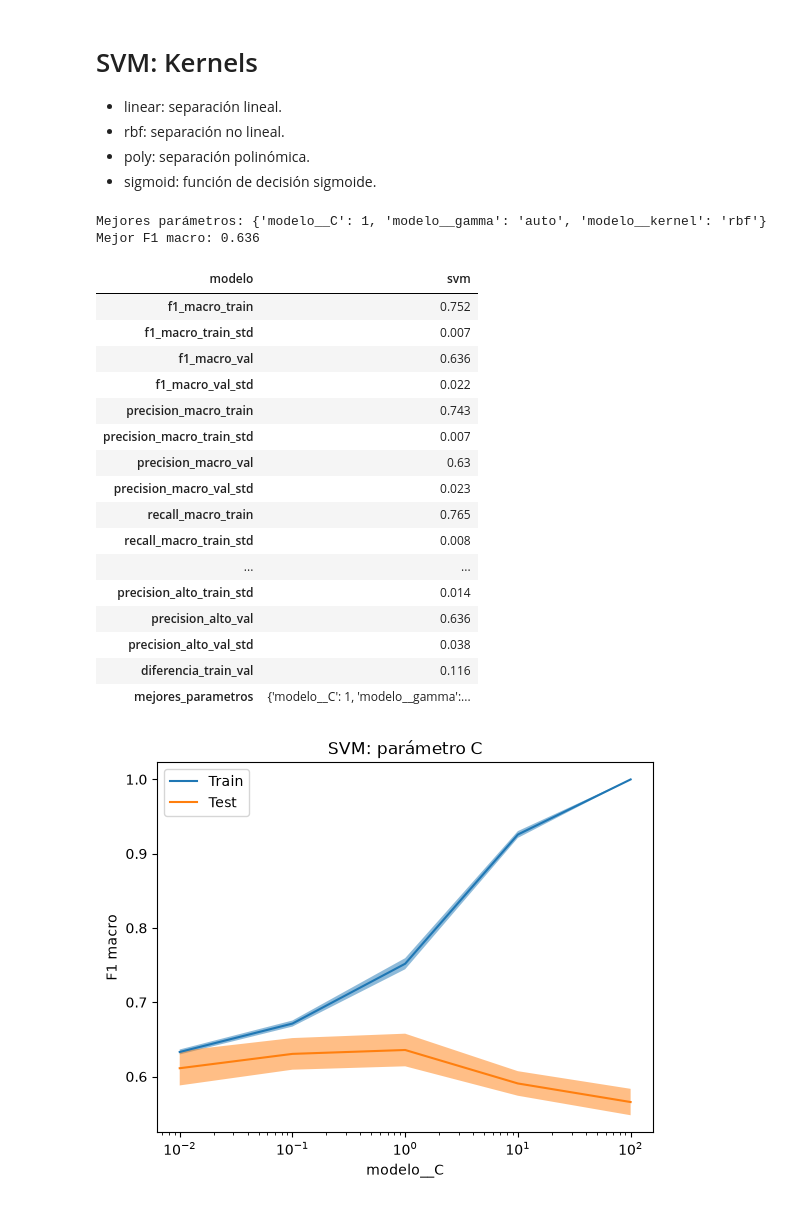
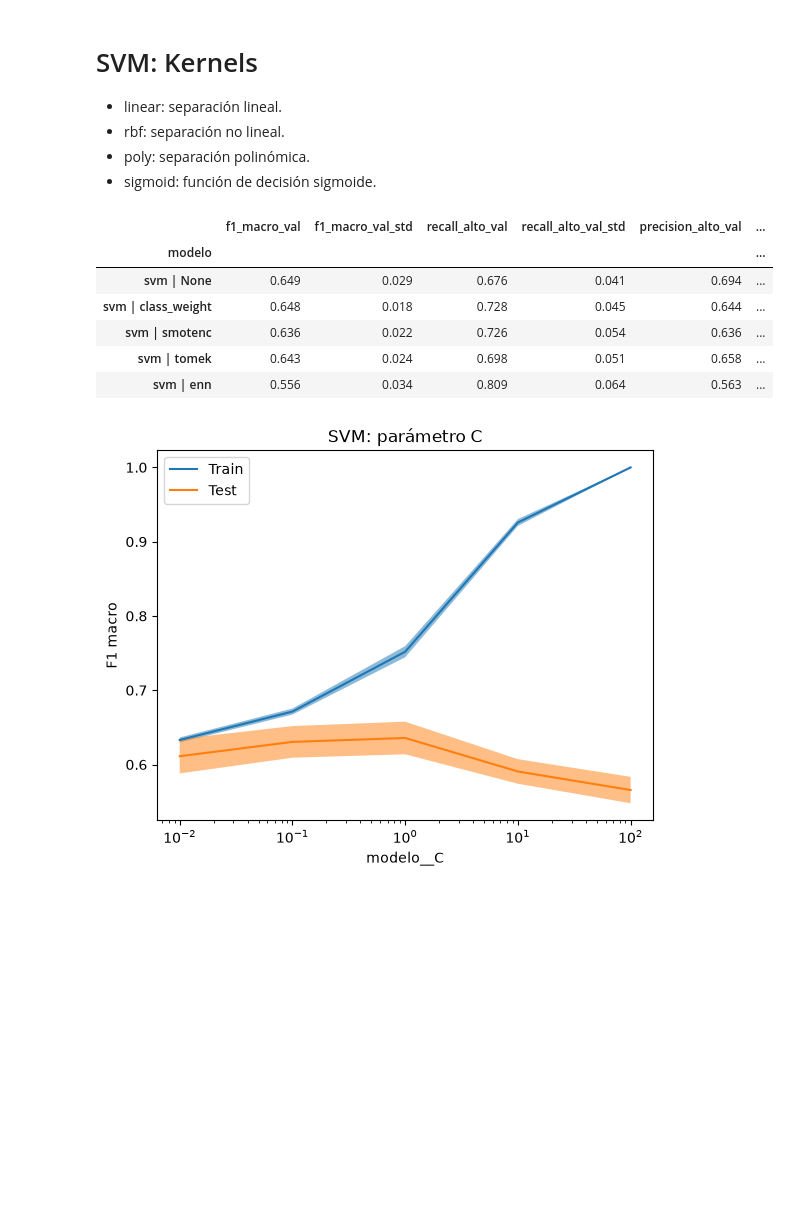
Before and after one commit to enzocastrozn/machine_learning, a Jupyter notebook: src/modelos_enzo.ipynb, the cells around one changed output. Drawn from its saved outputs; the diff is of its cells as text; code cells hidden in the pictures; blank space fills up the shorter version.

```diff
--- a/src/modelos_enzo.ipynb
+++ b/src/modelos_enzo.ipynb
@@ -111,74 +133,14 @@ Mejor F1 macro: 0.636
 - poly: separación polinómica.
 - sigmoid: función de decisión sigmoide.
 # %%
-
-rejilla_svm = [
-    # Kernel lineal
-    {
-        "modelo__kernel": ["linear"],
-        "modelo__C": [0.1, 1, 10, 100],
-    },
-
-    # Kernel RBF
-    {
-        "modelo__kernel": ["rbf"],
-        "modelo__C": [0.1, 1, 10, 100],
-        "modelo__gamma": ["scale", "auto", 0.01, 0.1],
-    },
-
-    # Kernel polinómico
-    {
-        "modelo__kernel": ["poly"],
-        "modelo__C": [0.1, 1, 10],
-        "modelo__degree": [2, 3],
-        "modelo__gamma": ["scale", "auto"],
-    },
-
-    # Kernel sigmoide
-    {
-        "modelo__kernel": ["sigmoid"],
-        "modelo__C": [0.1, 1, 10],
-        "modelo__gamma": ["scale", "auto"],
-    },
-]
-
-busqueda_svm = mod.crear_busqueda(
-    mod.crear_pipeline(
-        SVC(),
-        balanceo="smotenc"
-    ),
-    rejilla_svm
-)
-
-busqueda_svm.fit(X_train, y_train)
-
-print("Mejores parámetros:", busqueda_svm.best_params_)
-print("Mejor F1 macro:", round(busqueda_svm.best_score_, 3))
-
-tabla_svm = mod.tabla_resultados(busqueda_svm, "svm")
-mod.guardar_resultados(busqueda_svm, "svm")
-
-tabla_svm.round(3).T
 # %% [output]
-Mejores parámetros: {'modelo__C': 1, 'modelo__gamma': 'auto', 'modelo__kernel': 'rbf'}
-Mejor F1 macro: 0.636
-| modelo | svm |
-| f1_macro_train | 0.752 |
-| f1_macro_train_std | 0.007 |
-| f1_macro_val | 0.636 |
-| f1_macro_val_std | 0.022 |
-| precision_macro_train | 0.743 |
-| precision_macro_train_std | 0.007 |
-| precision_macro_val | 0.63 |
-| precision_macro_val_std | 0.023 |
-| recall_macro_train | 0.765 |
-| recall_macro_train_std | 0.008 |
-| ... | ... |
-| precision_alto_train_std | 0.014 |
-| precision_alto_val | 0.636 |
-| precision_alto_val_std | 0.038 |
-| diferencia_train_val | 0.116 |
-| mejores_parametros | {'modelo__C': 1, 'modelo__gamma':... |
+|  | f1_macro_val | f1_macro_val_std | recall_alto_val | recall_alto_val_std | precision_alto_val | ... |
+| modelo |  |  |  |  |  | ... |
+| svm | None | 0.649 | 0.029 | 0.676 | 0.041 | 0.694 | ... |
+| svm | class_weight | 0.648 | 0.018 | 0.728 | 0.045 | 0.644 | ... |
+| svm | smotenc | 0.636 | 0.022 | 0.726 | 0.054 | 0.636 | ... |
+| svm | tomek | 0.643 | 0.024 | 0.698 | 0.051 | 0.658 | ... |
+| svm | enn | 0.556 | 0.034 | 0.809 | 0.064 | 0.563 | ... |
 # %%
 
 curva_validacion(
```
Also changed, not shown: parts of 11 cells of this notebook, 8 other files.
